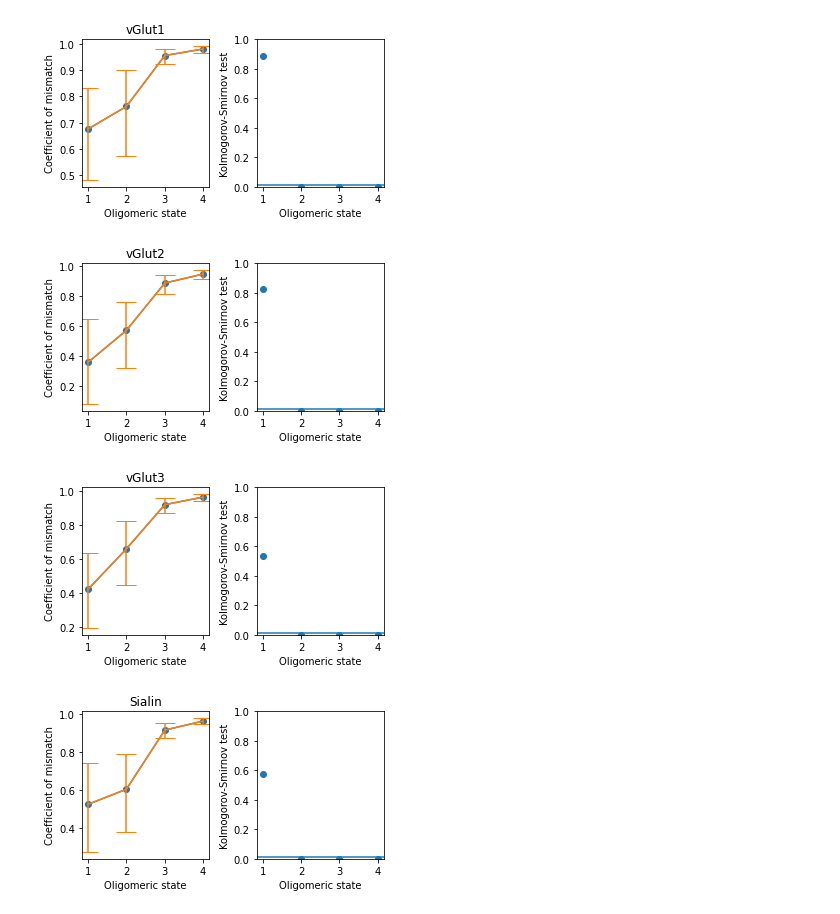
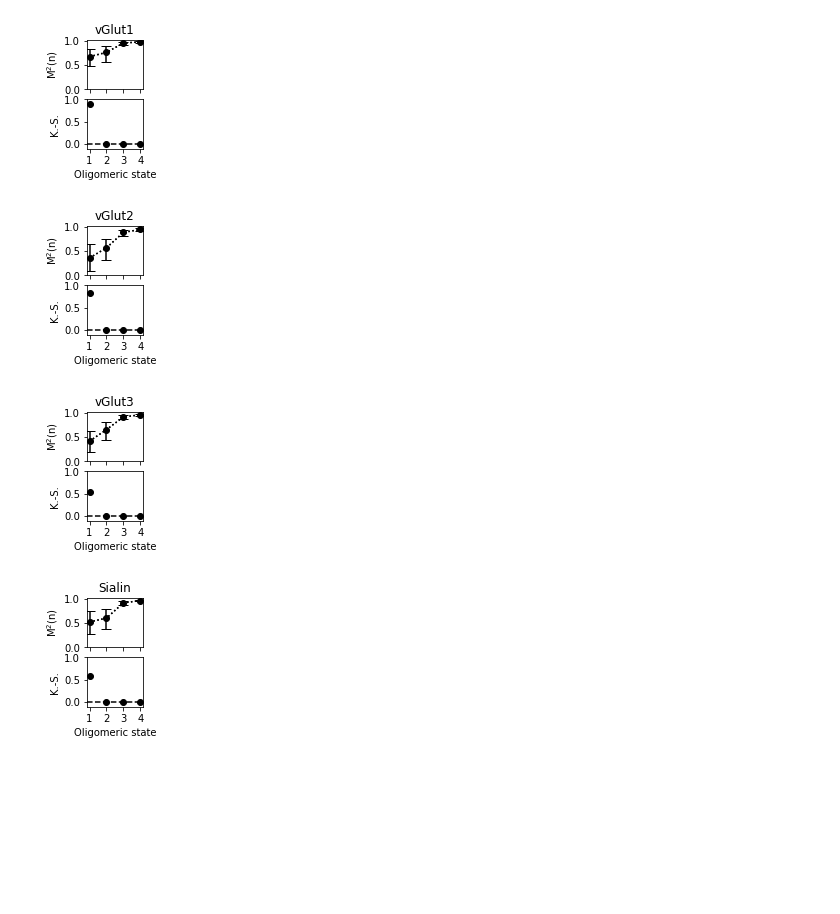
Before and after one commit to GabStoelting/DCC-SMLM, a Jupyter notebook: Example_POI_analysis.ipynb, the cells around one changed output. Saved outputs shown, nothing was run; the diff lists cells and outputs as text; code cells hidden in the pictures; blank space fills up the shorter version.

```diff
--- a/Example_POI_analysis.ipynb
+++ b/Example_POI_analysis.ipynb
@@ -10,7 +12,7 @@ reference = DCCSMLM.DCCReferenceProteins("ExampleData/CalibrationValues.csv", "r
 
 n_bootstrap = 10000 # Number of bootstrap resamples
 n_max = 4 # Maximum oligomeric state to consider
-only_consider_p = False # Set this to True if you only want to
+only_consider_p = True # Set this to True if you want to use Eq. 1 (only p, no m)
 # %%
 vglut1 = DCCSMLM.DCCProteinOfInterest("ExampleData/coloc_vGlut1.csv", "rate_mVenus")
 vglut2 = DCCSMLM.DCCProteinOfInterest("ExampleData/coloc_vGlut2.csv", "rate_mVenus")
@@ -21,36 +23,37 @@ vglut = {"vGlut1": vglut1, "vGlut2": vglut2, "vGlut3": vglut3, "Sialin": sialin}
 # %%
 for isoform in vglut:
     vglut[isoform].com_bootstrap(n_bootstrap, reference, reference_bootstrap=True, max_n=n_max, only_p=only_consider_p)
     vglut[isoform].KS(reference, save_results=True)
 
 
-    plt.figure(figsize=(5,3))
+    fig, (ax1, ax2) = plt.subplots(2,1, sharex=True, figsize=(1,2))
 
-    plt.subplot(121)
-    plt.plot(range(1,n_max+1), vglut[isoform].bs_mean, marker="o")
-    plt.errorbar(range(1,n_max+1), vglut[isoform].bs_mean, yerr=
+    ax1.plot(range(1,n_max+1), vglut[isoform].bs_mean, marker="o", ls=":", color="black")
+    ax1.errorbar(range(1,n_max+1), vglut[isoform].bs_mean, yerr=
                  [(vglut[isoform].bs_mean-vglut[isoform].bs_lower_ci),
                  (vglut[isoform].bs_upper_ci-vglut[isoform].bs_mean)],
-                capsize=10)
-    plt.ylabel("Coefficient of mismatch")
-    plt.xlabel("Oligomeric state")
+                capsize=5, ls=":", color="black")
+    ax1.set_yticks([0.0, 0.5, 1.0])
 
-    plt.title(isoform)
+    ax1.set_ylabel("M$^2$(n)")
 
-    plt.subplot(122)
-    plt.plot(range(1, n_max+1), vglut[isoform].ks, lw=0, marker="o")
-    plt.ylim(0,1)
-    plt.ylabel("Kolmogorov-Smirnov test")
-    plt.xlabel("Oligomeric state")
-    plt.axhline(0.05/n_max)
+    ax1.set_title(isoform)
 
-    plt.tight_layout()
+    ax2.plot(range(1, n_max+1), vglut[isoform].ks, lw=0, marker="o", color="black")
+    ax2.set_ylim(-0.1,1)
+    ax2.set_ylabel("K.-S.")
+    ax2.set_xlabel("Oligomeric state")
+    ax2.axhline(0.05/n_max, color="black", ls="--")
+    ax2.set_yticks([0.0, 0.5, 1.0])
+    ax2.set_xticks([1,2,3,4])
+
+
     plt.show()
 # %% [output]
-[figure, old version]
+[figure, new version]
-[figure, old version]
+[figure, new version]
-[figure, old version]
+[figure, new version]
-[figure, old version]
+[figure, new version]
 # %%
 slc26a3 = DCCSMLM.DCCProteinOfInterest("ExampleData/coloc_SLC26A3.csv", "rate_mVenus")
 prestin = DCCSMLM.DCCProteinOfInterest("ExampleData/coloc_prestin.csv", "rate_mVenus")
```
Also changed, not shown: parts of 2 cells of this notebook, 5 other files.
